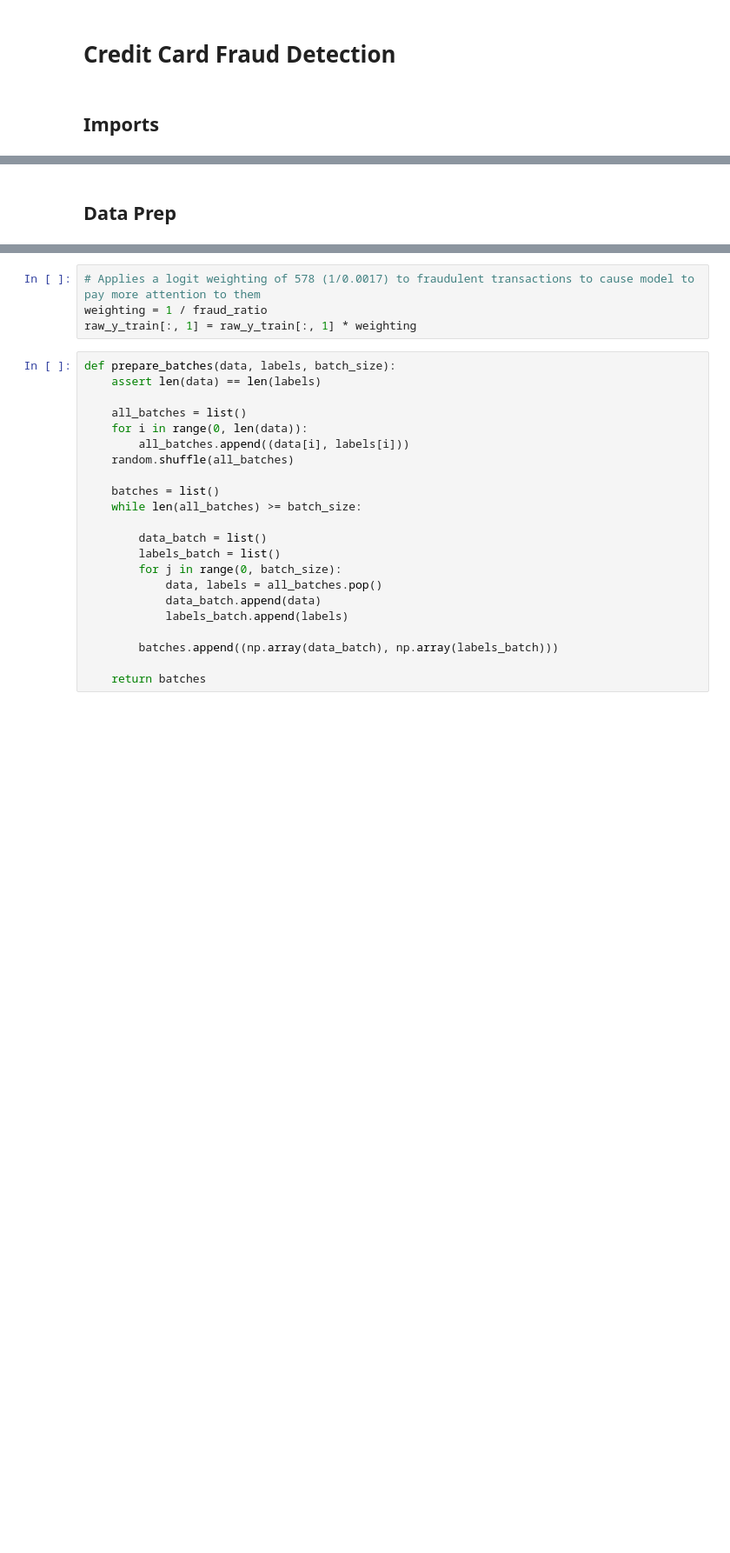
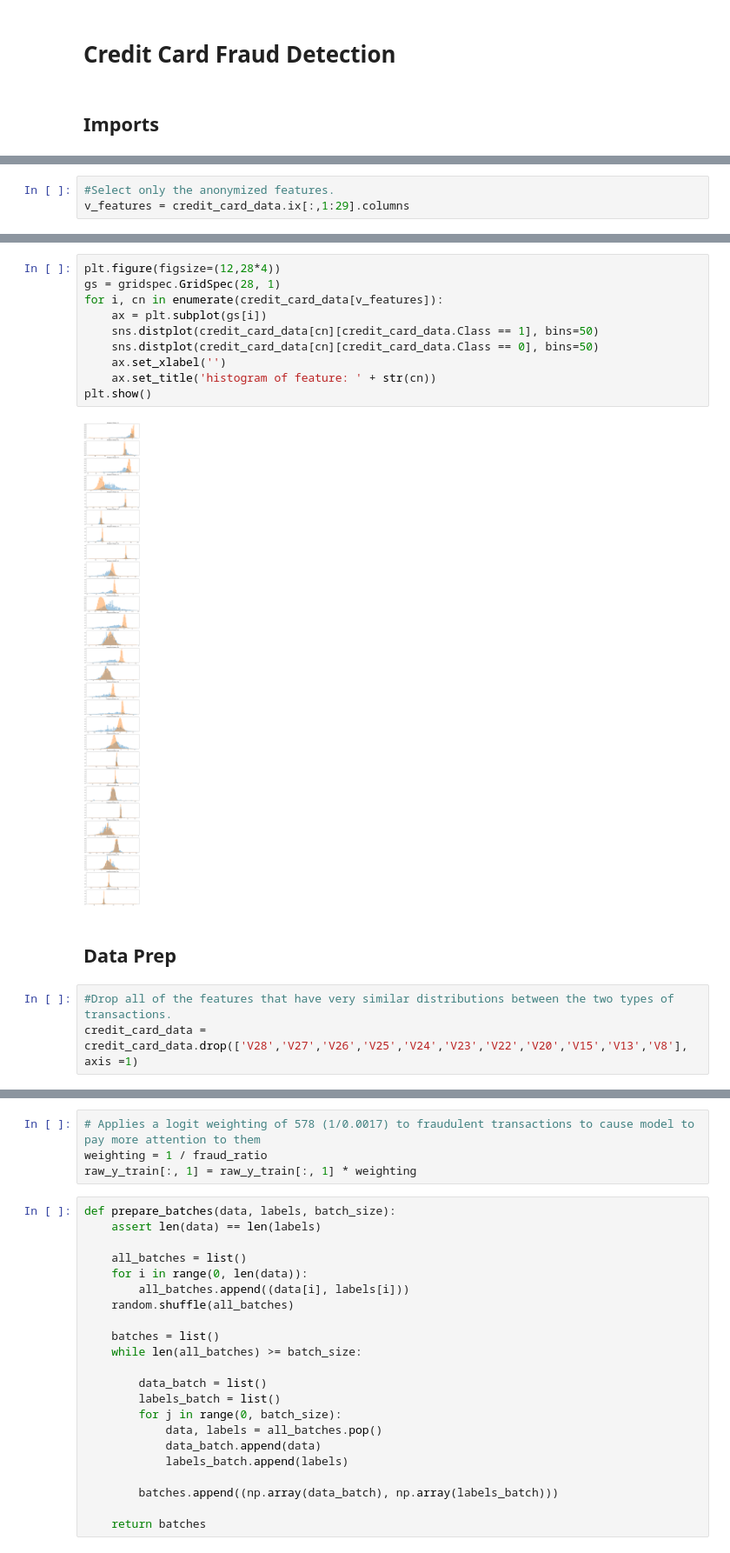
Before and after one commit to faznaimov/ml, a Jupyter notebook: projects/fraud-detection.ipynb, the cells around one changed output, grey strips where cells are left out. Shown: that part at 87% size. Cells and saved outputs as stored; diff of their text form; blank space fills up the shorter version.

```diff
--- a/projects/fraud-detection.ipynb
+++ b/projects/fraud-detection.ipynb
@@ -29,0 +107,3 @@ credit_card_data.tail()
+# %%
+#Select only the anonymized features.
+v_features = credit_card_data.ix[:,1:29].columns
@@ -30,2 +125,17 @@ credit_card_data.tail()
+# %%
+plt.figure(figsize=(12,28*4))
+gs = gridspec.GridSpec(28, 1)
+for i, cn in enumerate(credit_card_data[v_features]):
+    ax = plt.subplot(gs[i])
+    sns.distplot(credit_card_data[cn][credit_card_data.Class == 1], bins=50)
+    sns.distplot(credit_card_data[cn][credit_card_data.Class == 0], bins=50)
+    ax.set_xlabel('')
+    ax.set_title('histogram of feature: ' + str(cn))
+plt.show()
+# %% [output]
+[figure, added]
 # %% [markdown]
 ## Data Prep
+# %%
+#Drop all of the features that have very similar distributions between the two types of transactions.
+credit_card_data = credit_card_data.drop(['V28','V27','V26','V25','V24','V23','V22','V20','V15','V13','V8'], axis =1)
```
Also changed, not shown: parts of 21 cells of this notebook.
